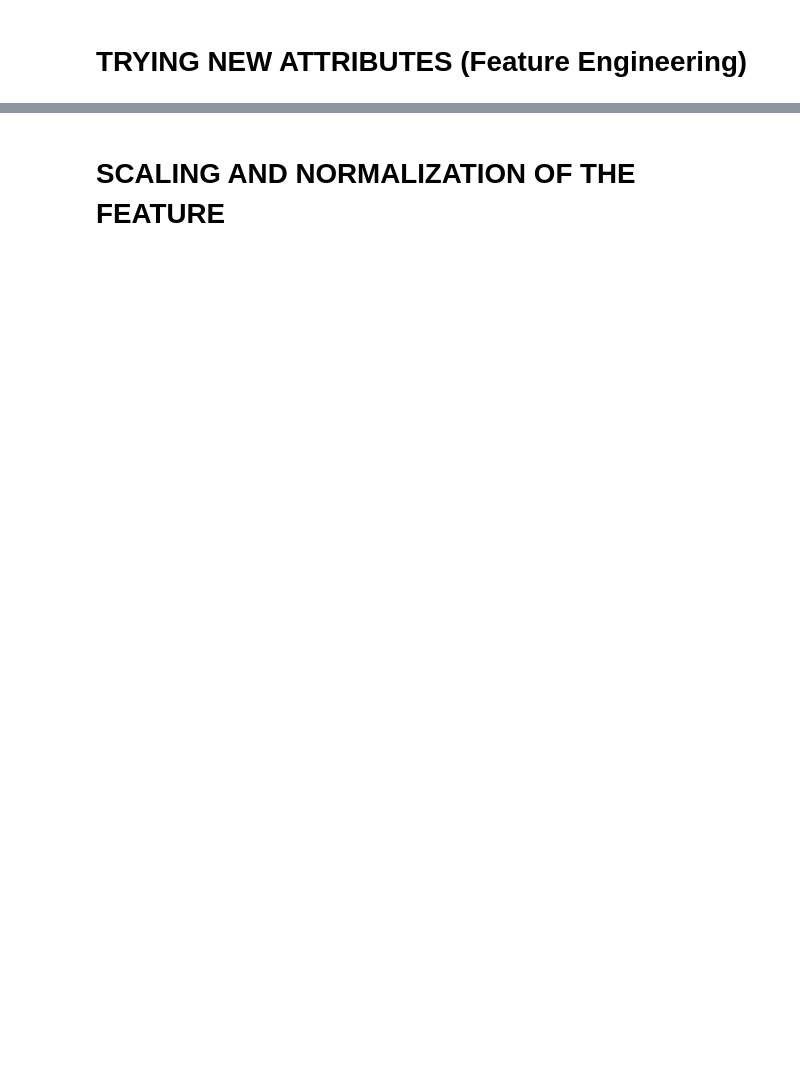
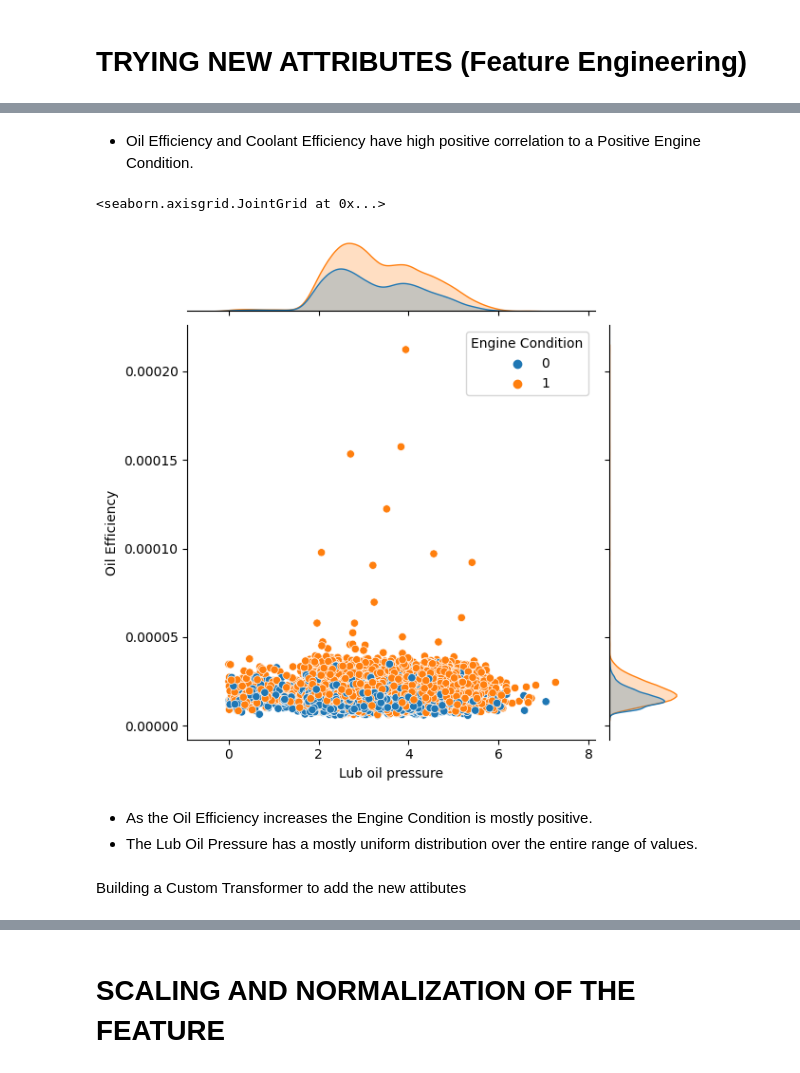
Before and after one commit to SKslwana/Automotive-Engine-Health-Predictive-Maintenance-Project, a Jupyter notebook: Project_1.ipynb, the cells around one changed output, grey strips where cells are left out. Drawn from its saved outputs; the diff is of its cells as text; code cells hidden in the pictures; blank space fills up the shorter version.

```diff
--- a/Project_1.ipynb
+++ b/Project_1.ipynb
@@ -279,3 +283,6 @@ plt.title('Top Important Features')
 plt.show()
 # %% [output]
 [figure]
+# %%
+engine_df = pd.read_csv('/content/drive/MyDrive/engine_data.csv')
+engine_df
@@ -304,0 +347,12 @@ engine_df["Oil Efficiency"] = 1 / (engine_df["Engine rpm"] * engine_df["lub oil
+# %% [markdown]
+* Oil Efficiency and Coolant Efficiency have high positive correlation to a Positive Engine Condition.
+# %%
+sns.jointplot(engine_df, x="Lub oil pressure", y="Oil Efficiency", hue="Engine Condition")
+# %% [output]
+<seaborn.axisgrid.JointGrid at 0x...>
+[figure, added]
+# %% [markdown]
+*   As the Oil Efficiency increases the Engine Condition is mostly positive.
+*   The Lub Oil Pressure has a mostly uniform distribution over the entire range of values.
+# %% [markdown]
+Building a Custom Transformer to add the new attibutes
```
Also changed, not shown: parts of 59 cells of this notebook.
